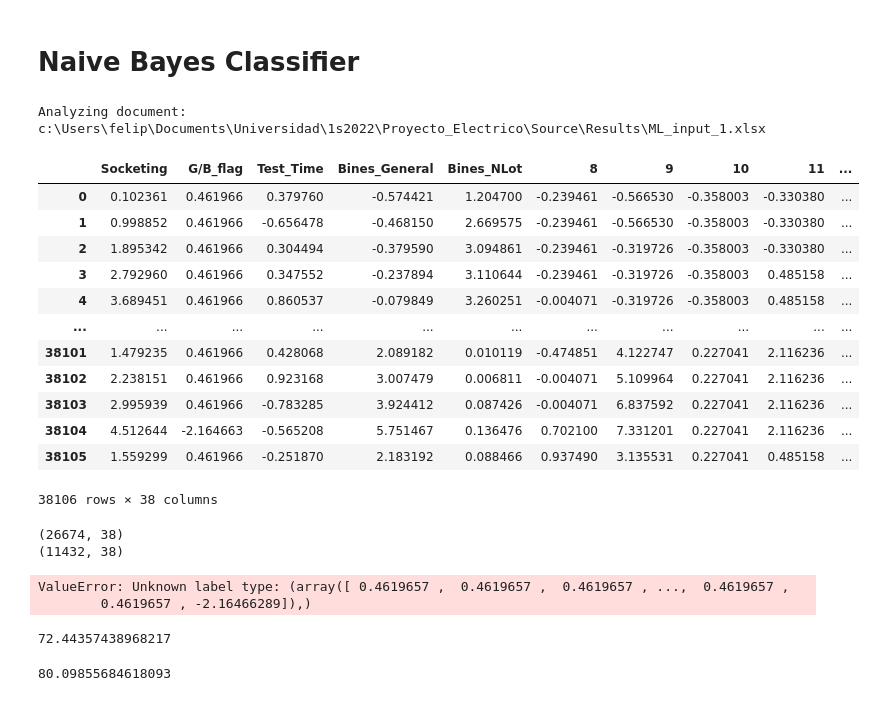
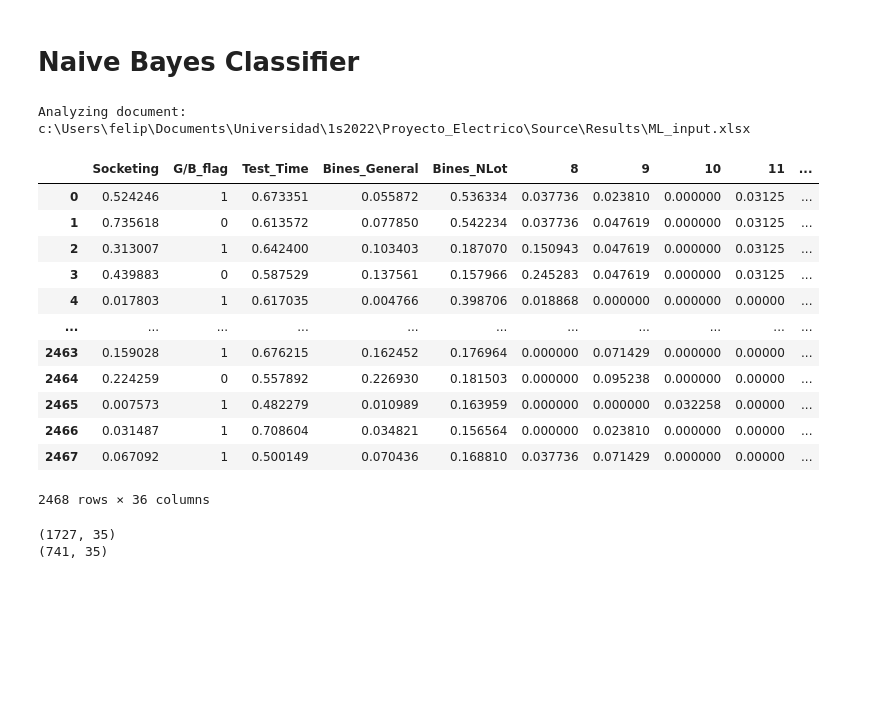
Before and after one commit to felipebm09/Proyecto-El-ctrico, a Jupyter notebook: Source/Code/Naive_Bayes.ipynb, the cells around one changed output. Saved outputs shown, nothing was run; the diff lists cells and outputs as text; code cells hidden in the pictures; blank space fills up the shorter version.

```diff
--- a/Source/Code/Naive_Bayes.ipynb
+++ b/Source/Code/Naive_Bayes.ipynb
@@ -16,37 +18,39 @@ from sklearn.metrics import recall_score, precision_score, f1_score
 # %%
 # import data
 # Manejo de archivos
-file_name = 'ML_input_1.xlsx'
+file_name = 'ML_input.xlsx'
 current_dir = os.getcwd()
 Rutabase = os.path.abspath(os.path.join(current_dir, os.pardir))
 RESULTS_DIR = "\Results"
-excel_filename = Rutabase + RESULTS_DIR +  '\ML_input_1.xlsx'
+excel_filename = Rutabase + RESULTS_DIR +  '\ML_input.xlsx'
 print('Analyzing document: ',excel_filename)
 data = pd.read_excel(excel_filename)
 data
 # %% [output]
-Analyzing document:  c:\Users\felip\Documents\Universidad\1s2022\Proyecto_Electrico\Source\Results\ML_input_1.xlsx
+Analyzing document:  c:\Users\felip\Documents\Universidad\1s2022\Proyecto_Electrico\Source\Results\ML_input.xlsx
 |  | Socketing | G/B_flag | Test_Time | Bines_General | Bines_NLot | 8 | 9 | 10 | 11 | ... |
-| 0 | 0.102361 | 0.461966 | 0.379760 | -0.574421 | 1.204700 | -0.239461 | -0.566530 | -0.358003 | -0.330380 | ... |
-| 1 | 0.998852 | 0.461966 | -0.656478 | -0.468150 | 2.669575 | -0.239461 | -0.566530 | -0.358003 | -0.330380 | ... |
-| 2 | 1.895342 | 0.461966 | 0.304494 | -0.379590 | 3.094861 | -0.239461 | -0.319726 | -0.358003 | -0.330380 | ... |
-| 3 | 2.792960 | 0.461966 | 0.347552 | -0.237894 | 3.110644 | -0.239461 | -0.319726 | -0.358003 | 0.485158 | ... |
-| 4 | 3.689451 | 0.461966 | 0.860537 | -0.079849 | 3.260251 | -0.004071 | -0.319726 | -0.358003 | 0.485158 | ... |
+| 0 | 0.524246 | 1 | 0.673351 | 0.055872 | 0.536334 | 0.037736 | 0.023810 | 0.000000 | 0.03125 | ... |
+| 1 | 0.735618 | 0 | 0.613572 | 0.077850 | 0.542234 | 0.037736 | 0.047619 | 0.000000 | 0.03125 | ... |
+| 2 | 0.313007 | 1 | 0.642400 | 0.103403 | 0.187070 | 0.150943 | 0.047619 | 0.000000 | 0.03125 | ... |
+| 3 | 0.439883 | 0 | 0.587529 | 0.137561 | 0.157966 | 0.245283 | 0.047619 | 0.000000 | 0.03125 | ... |
+| 4 | 0.017803 | 1 | 0.617035 | 0.004766 | 0.398706 | 0.018868 | 0.000000 | 0.000000 | 0.00000 | ... |
 | ... | ... | ... | ... | ... | ... | ... | ... | ... | ... | ... |
-| 38101 | 1.479235 | 0.461966 | 0.428068 | 2.089182 | 0.010119 | -0.474851 | 4.122747 | 0.227041 | 2.116236 | ... |
-| 38102 | 2.238151 | 0.461966 | 0.923168 | 3.007479 | 0.006811 | -0.004071 | 5.109964 | 0.227041 | 2.116236 | ... |
-| 38103 | 2.995939 | 0.461966 | -0.783285 | 3.924412 | 0.087426 | -0.004071 | 6.837592 | 0.227041 | 2.116236 | ... |
-| 38104 | 4.512644 | -2.164663 | -0.565208 | 5.751467 | 0.136476 | 0.702100 | 7.331201 | 0.227041 | 2.116236 | ... |
-| 38105 | 1.559299 | 0.461966 | -0.251870 | 2.183192 | 0.088466 | 0.937490 | 3.135531 | 0.227041 | 0.485158 | ... |
+| 2463 | 0.159028 | 1 | 0.676215 | 0.162452 | 0.176964 | 0.000000 | 0.071429 | 0.000000 | 0.00000 | ... |
+| 2464 | 0.224259 | 0 | 0.557892 | 0.226930 | 0.181503 | 0.000000 | 0.095238 | 0.000000 | 0.00000 | ... |
+| 2465 | 0.007573 | 1 | 0.482279 | 0.010989 | 0.163959 | 0.000000 | 0.000000 | 0.032258 | 0.00000 | ... |
+| 2466 | 0.031487 | 1 | 0.708604 | 0.034821 | 0.156564 | 0.000000 | 0.023810 | 0.000000 | 0.00000 | ... |
+| 2467 | 0.067092 | 1 | 0.500149 | 0.070436 | 0.168810 | 0.037736 | 0.071429 | 0.000000 | 0.00000 | ... |
-38106 rows × 38 columns
+2468 rows × 36 columns
 # %%
 # Separar datos entre entrenamiento y pruebas
-x_train, x_test, y_train, y_test = train_test_split(data, data['G/B_flag'], test_size=0.3, random_state=88)
+tag = data['G/B_flag']
+data = data.drop(['G/B_flag'], axis=1)
+x_train, x_test, y_train, y_test = train_test_split(data, tag, test_size=0.3, random_state=88)
 print(x_train.shape)
 print(x_test.shape)
 # %% [output]
-(26674, 38)
-(11432, 38)
+(1727, 35)
+(741, 35)
 # %%
 # Creación de modelo
 classifier_multinomial = MultinomialNB()
@@ -57,9 +61,11 @@ classifier_bernuilli = BernoulliNB()
 classifier_multinomial.fit(x_train, y_train)
 classifier_gaussian.fit(x_train, y_train)
 classifier_bernuilli.fit(x_train, y_train)
+
+# save the model
+dump(classifier_multinomial, open('model_MULT.pkl', 'wb'))
+dump(classifier_bernuilli, open('model_BERNU.pkl', 'wb'))
+dump(classifier_gaussian, open('model_GAUS.pkl', 'wb'))
-# %% [output]
-ValueError: Unknown label type: (array([ 0.4619657 ,  0.4619657 ,  0.4619657 , ...,  0.4619657 ,
-        0.4619657 , -2.16466289]),)
 # %%
 # nr_correct = (y_test == classifier.predict(x_test)).sum()
 # print(f'{nr_correct} collaterals predicted correctly')
@@ -69,11 +75,3 @@ ValueError: Unknown label type: (array([ 0.4619657 ,  0.4619657 ,  0.4619657 , .
 
 # fraction_wrong = nr_incorrect / (nr_correct + nr_incorrect)
 # print(f'The testing accuracy of the model is {1-fraction_wrong:.2%}')
-# %%
-classifier.score(x_test, y_test)*100
-# %% [output]
-72.44357438968217
-# %%
-recall_score(y_test, classifier.predict(x_test))*100
-# %% [output]
-80.09855684618093
```
Also changed, not shown: parts of 11 cells of this notebook, 9 other files.
